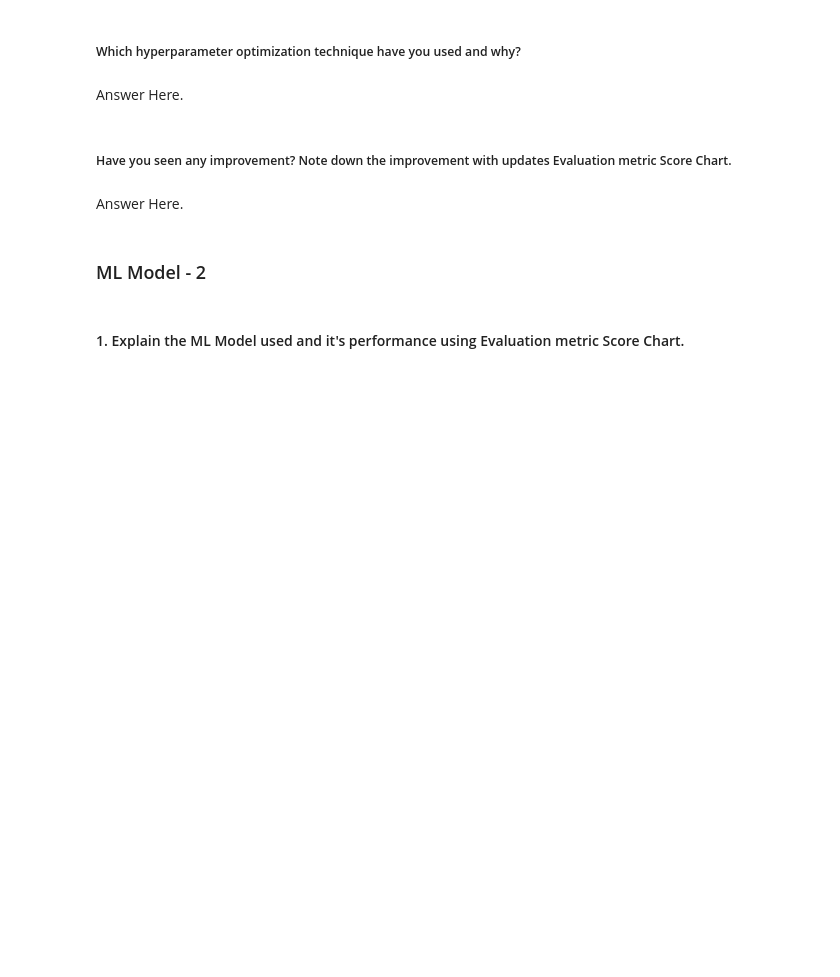
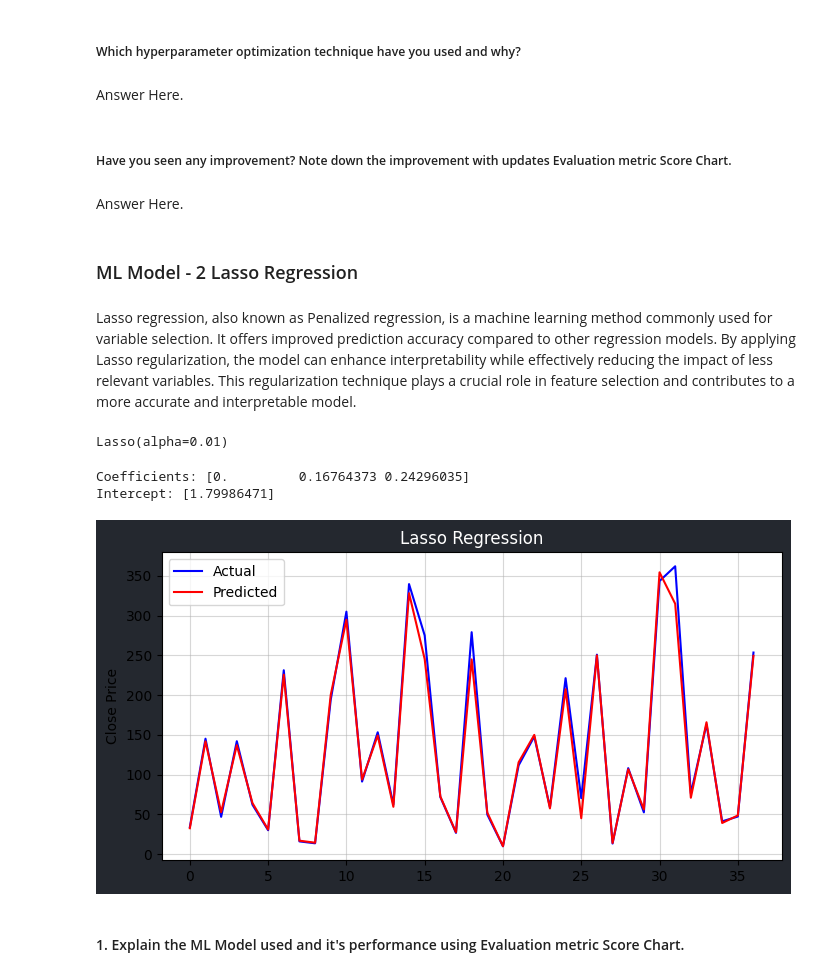
Before and after one commit to RobinBose774/Capstone_Project_Supervised_ML_Regression-Yes_Bank_Stock_Closing_Price_Prediction, a Jupyter notebook: Capstone_Project_Supervised_ML_Regression_Yes_Bank_Stock_Closing_Price_Predictionipynb.ipynb, the cells around one changed output. Cells and saved outputs as stored; diff of their text form; code cells hidden in the pictures; blank space fills up the shorter version.

```diff
--- a/Capstone_Project_Supervised_ML_Regression_Yes_Bank_Stock_Closing_Price_Predictionipynb.ipynb
+++ b/Capstone_Project_Supervised_ML_Regression_Yes_Bank_Stock_Closing_Price_Predictionipynb.ipynb
@@ -1364,6 +1356,59 @@ Answer Here.
 # %% [markdown]
 Answer Here.
 # %% [markdown]
-### ML Model - 2
+### ML Model - 2 Lasso Regression
+# %% [markdown]
+Lasso regression, also known as Penalized regression, is a machine learning method commonly used for variable selection. It offers improved prediction accuracy compared to other regression models. By applying Lasso regularization, the model can enhance interpretability while effectively reducing the impact of less relevant variables. This regularization technique plays a crucial role in feature selection and contributes to a more accurate and interpretable model.
+# %%
+# ML Model - 2 Implementation
+from sklearn.linear_model import Lasso
+lasso = Lasso(alpha = 0.01)
+
+# Fit the Algorithm
+lasso.fit(X_train, y_train)
+# %% [output]
+Lasso(alpha=0.01)
+# %%
+# Predict on the model
+y_pred_lasso = lasso.predict(X_test)
+# %%
+# Print the coefficients of the Lasso model
+print("Coefficients:", lasso.coef_)
+
+# Print the intercept of the Lasso model
+print("Intercept:", lasso.intercept_)
+# %% [output]
+Coefficients: [0.         0.16764373 0.24296035]
+Intercept: [1.79986471]
+# %%
+plt.figure(figsize=(8, 4))
+
+# Set the background colors for the figure
+plot_bgcolor = (36/255, 40/255, 47/255, 1)  # RGB values divided by 255, with alpha=1 for full opacity
+
+plt.gcf().patch.set_facecolor(plot_bgcolor)  # Set the background color of the figure
+
+# Plot the actual Close prices from the test data
+plt.plot(np.array(10**y_test), color='blue')
+
+# Plot the predicted Close prices from the Lasso Regression model
+plt.plot(10**y_pred_lasso, color='red')
+
+# Set the label for the y-axis
+plt.ylabel("Close Price")
+
+# Add a legend to differentiate between the actual and predicted values
+plt.legend(["Actual", "Predicted"])
+
+# Set the title of the plot
+plt.title("Lasso Regression", color='white')
+
+# Add gridlines
+plt.grid(which='major', alpha=0.5)
+plt.grid(which='minor', alpha=0.5)
+
+plt.show()
+# %% [output]
+[figure, added]
 # %% [markdown]
 #### 1. Explain the ML Model used and it's performance using Evaluation metric Score Chart.
```
Also changed, not shown: parts of 160 cells of this notebook.
